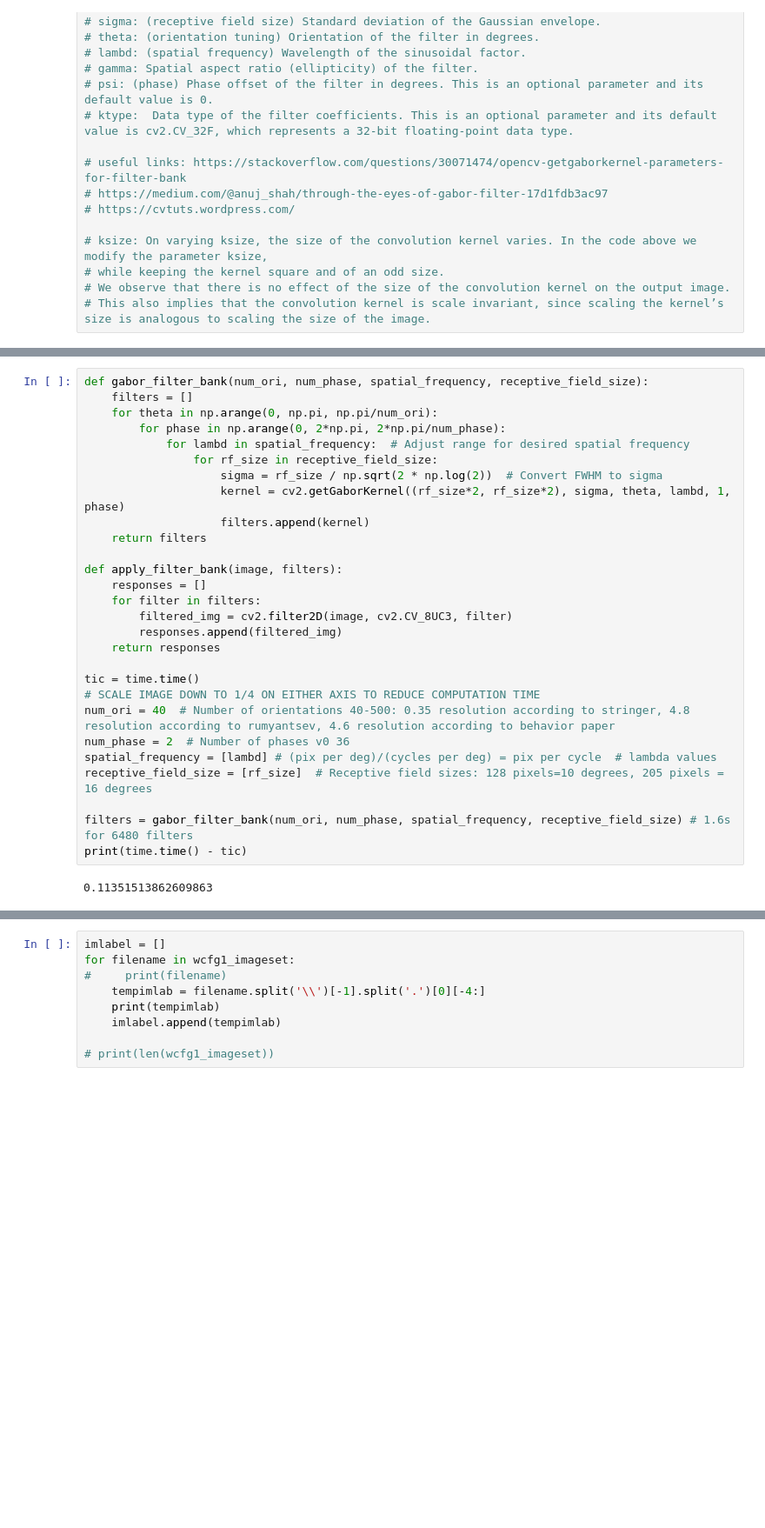
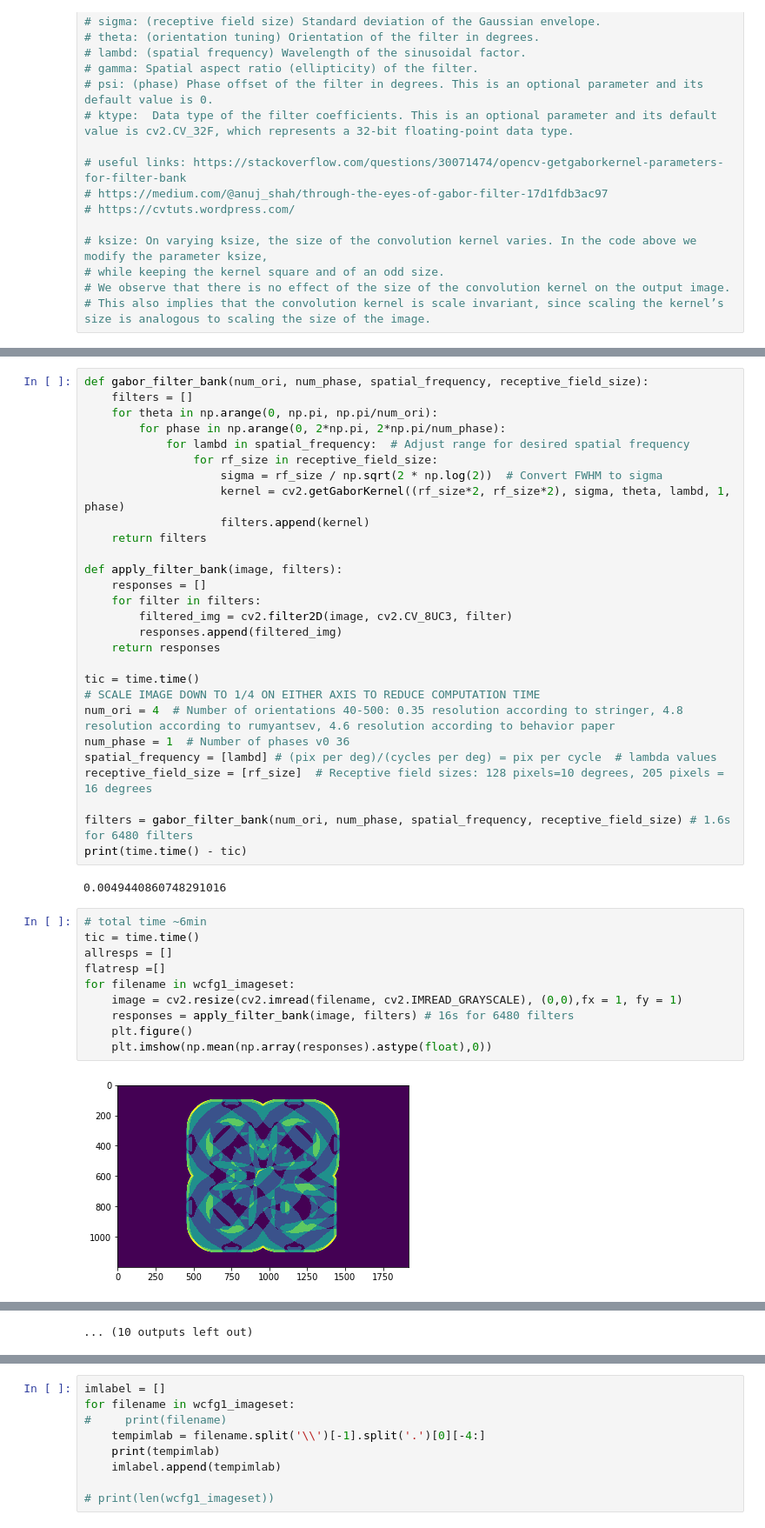
Before and after one commit to hs13/Analyze_IC_OpenScope_v240130, a Jupyter notebook: gabor_filter_model_mouseV1.ipynb, the cells around one changed output, grey strips where cells are left out. Shown: that part at 87% size. Cells and saved outputs as stored; diff of their text form; blank space fills up the shorter version.

```diff
--- a/gabor_filter_model_mouseV1.ipynb
+++ b/gabor_filter_model_mouseV1.ipynb
@@ -108,12 +111,24 @@ def apply_filter_bank(image, filters):
 
 tic = time.time()
 # SCALE IMAGE DOWN TO 1/4 ON EITHER AXIS TO REDUCE COMPUTATION TIME
-num_ori = 40  # Number of orientations 40-500: 0.35 resolution according to stringer, 4.8 resolution according to rumyantsev, 4.6 resolution according to behavior paper
-num_phase = 2  # Number of phases v0 36
+num_ori = 4  # Number of orientations 40-500: 0.35 resolution according to stringer, 4.8 resolution according to rumyantsev, 4.6 resolution according to behavior paper
+num_phase = 1  # Number of phases v0 36
 spatial_frequency = [lambd] # (pix per deg)/(cycles per deg) = pix per cycle  # lambda values
 receptive_field_size = [rf_size]  # Receptive field sizes: 128 pixels=10 degrees, 205 pixels = 16 degrees
 
 filters = gabor_filter_bank(num_ori, num_phase, spatial_frequency, receptive_field_size) # 1.6s for 6480 filters
 print(time.time() - tic)
 # %% [output]
-0.11351513862609863
+0.0049440860748291016
+# %%
+# total time ~6min
+tic = time.time()
+allresps = []
+flatresp =[]
+for filename in wcfg1_imageset:
+    image = cv2.resize(cv2.imread(filename, cv2.IMREAD_GRAYSCALE), (0,0),fx = 1, fy = 1)
+    responses = apply_filter_bank(image, filters) # 16s for 6480 filters
+    plt.figure()
+    plt.imshow(np.mean(np.array(responses).astype(float),0))
+# %% [output]
+[figure, added]
@@ -119,0 +146 @@ print(time.time() - tic)
+... (10 outputs left out)
```
Also changed, not shown: parts of 6 cells of this notebook, 2 other files.
